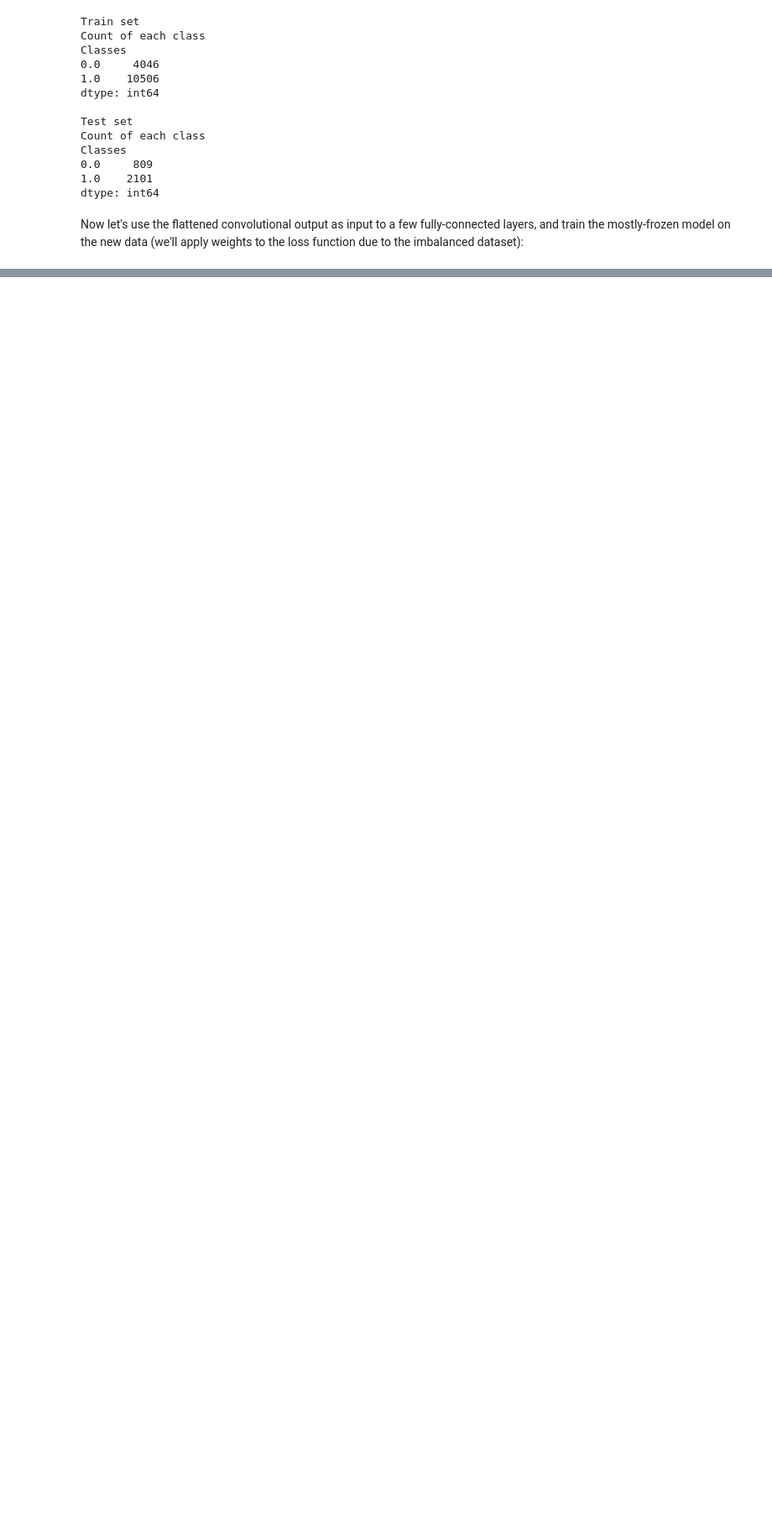
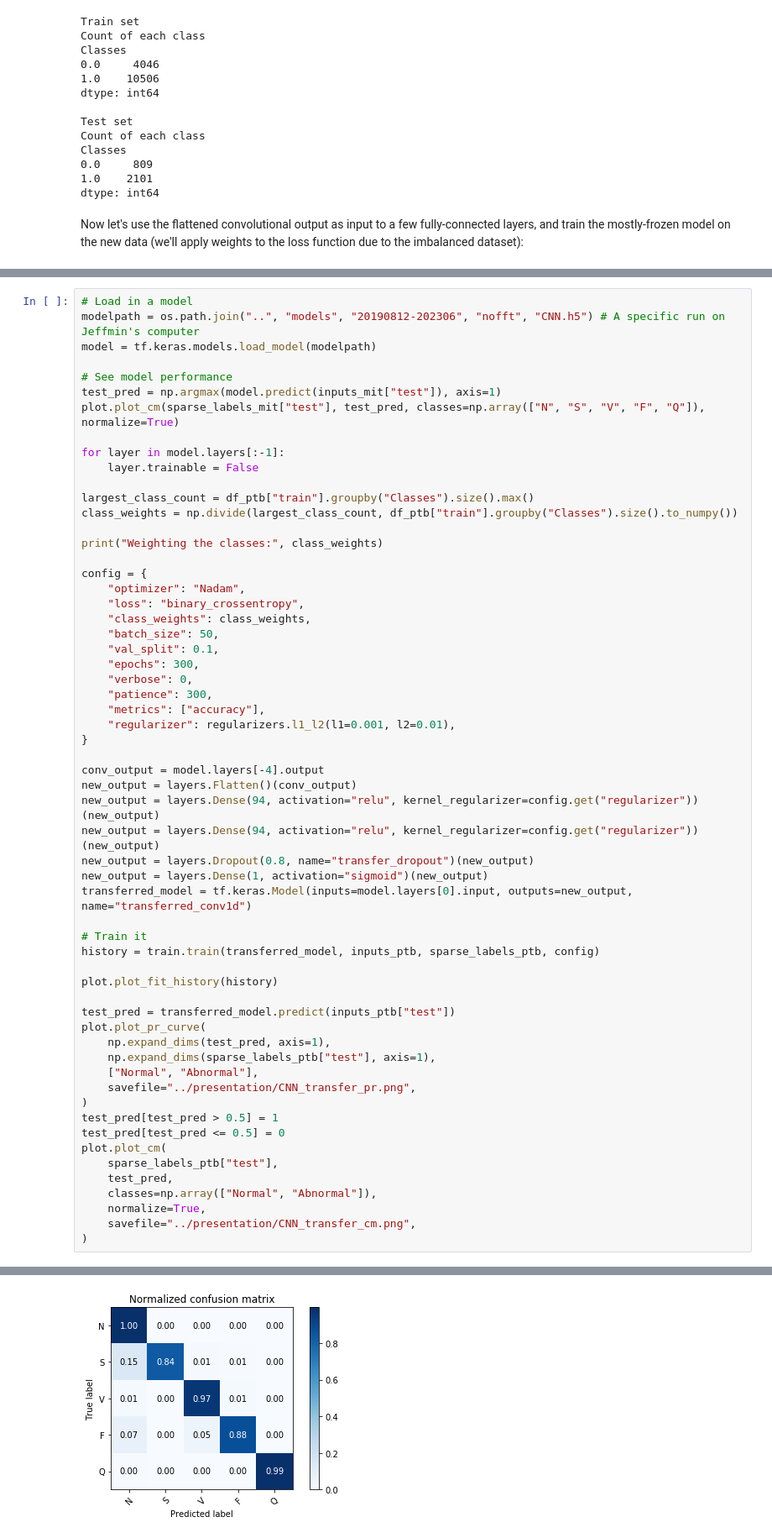
Before and after one commit to jeffminlin/ecglearning, a Jupyter notebook: code/transfer_learning.ipynb, the cells around one changed output, grey strips where cells are left out. Shown: that part at 84% size. Cells and saved outputs as stored; diff of their text form; blank space fills up the shorter version.

```diff
--- a/code/transfer_learning.ipynb
+++ b/code/transfer_learning.ipynb
@@ -187,0 +155,60 @@ Confusion matrix, without normalization
+# %%
+# Load in a model
+modelpath = os.path.join("..", "models", "20190812-202306", "nofft", "CNN.h5") # A specific run on Jeffmin's computer
+model = tf.keras.models.load_model(modelpath)
+
+# See model performance
+test_pred = np.argmax(model.predict(inputs_mit["test"]), axis=1)
+plot.plot_cm(sparse_labels_mit["test"], test_pred, classes=np.array(["N", "S", "V", "F", "Q"]), normalize=True)
+
+for layer in model.layers[:-1]:
+    layer.trainable = False
+
+largest_class_count = df_ptb["train"].groupby("Classes").size().max()
+class_weights = np.divide(largest_class_count, df_ptb["train"].groupby("Classes").size().to_numpy())
+
+print("Weighting the classes:", class_weights)
+
+config = {
+    "optimizer": "Nadam",
+    "loss": "binary_crossentropy",
+    "class_weights": class_weights,
+    "batch_size": 50,
+    "val_split": 0.1,
+    "epochs": 300,
+    "verbose": 0,
+    "patience": 300,
+    "metrics": ["accuracy"],
+    "regularizer": regularizers.l1_l2(l1=0.001, l2=0.01),
+}
+
+conv_output = model.layers[-4].output
+new_output = layers.Flatten()(conv_output)
+new_output = layers.Dense(94, activation="relu", kernel_regularizer=config.get("regularizer"))(new_output)
+new_output = layers.Dense(94, activation="relu", kernel_regularizer=config.get("regularizer"))(new_output)
+new_output = layers.Dropout(0.8, name="transfer_dropout")(new_output)
+new_output = layers.Dense(1, activation="sigmoid")(new_output)
+transferred_model = tf.keras.Model(inputs=model.layers[0].input, outputs=new_output, name="transferred_conv1d")
+
+# Train it
+history = train.train(transferred_model, inputs_ptb, sparse_labels_ptb, config)
+
+plot.plot_fit_history(history)
+
+test_pred = transferred_model.predict(inputs_ptb["test"])
+plot.plot_pr_curve(
+    np.expand_dims(test_pred, axis=1),
+    np.expand_dims(sparse_labels_ptb["test"], axis=1),
+    ["Normal", "Abnormal"],
+    savefile="../presentation/CNN_transfer_pr.png",
+)
+test_pred[test_pred > 0.5] = 1
+test_pred[test_pred <= 0.5] = 0
+plot.plot_cm(
+    sparse_labels_ptb["test"],
+    test_pred,
+    classes=np.array(["Normal", "Abnormal"]),
+    normalize=True,
+    savefile="../presentation/CNN_transfer_cm.png",
+)
+# %% [output]
@@ -187,0 +221 @@ Confusion matrix, without normalization
+[figure, added]
```
Also changed, not shown: parts of 6 cells of this notebook, 12 other files.
